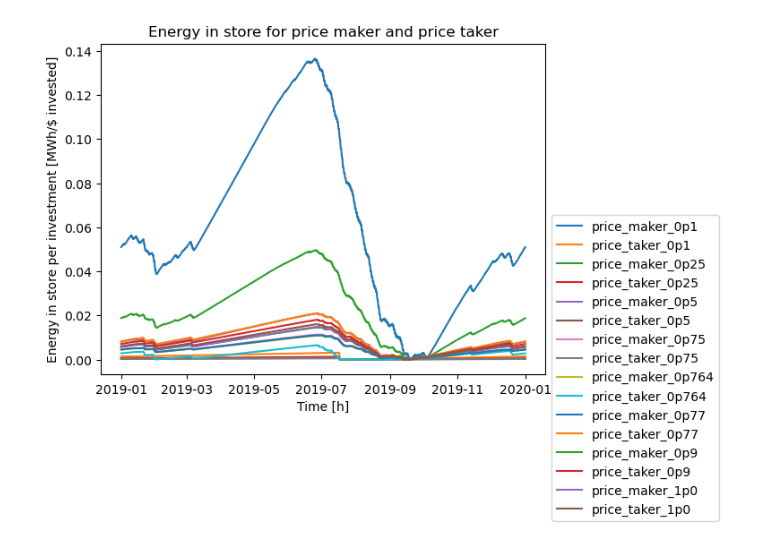
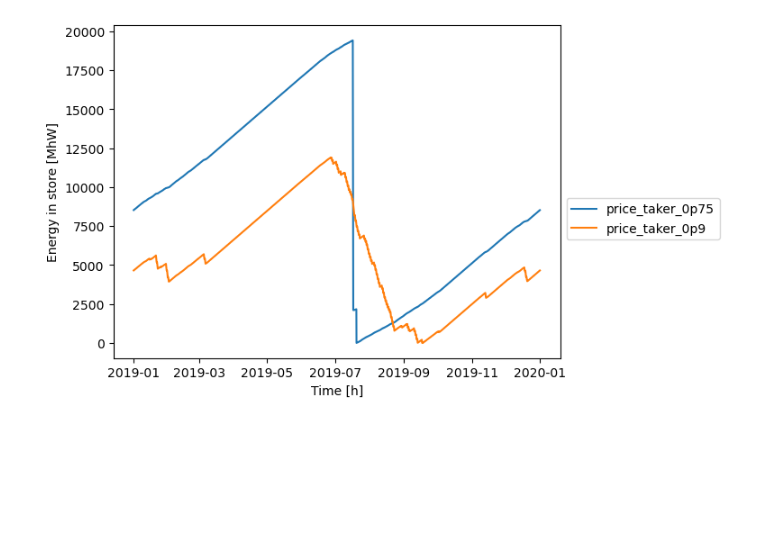
Before and after one commit to carnegie/clab_underground_th_storage, a Jupyter notebook: plot_price_taker.ipynb, the cells around one changed output. Saved outputs shown, nothing was run; the diff lists cells and outputs as text; code cells hidden in the pictures; blank space fills up the shorter version.

Commit message:
New price taker plots

```diff
--- a/plot_price_taker.ipynb
+++ b/plot_price_taker.ipynb
@@ -11,7 +11,7 @@ data_path_taker = 'output_data/btes_base_case_orca_{0}price_taker/btes_output_pr
 data_path_maker = 'output_data/btes_base_case_orca{0}/btes_output_BTES_costsx#COST.pickle'.format(case)
 
 # Prices to scan
-prices = ['0p1', '0p25','0p5', '0p75', '0p764', '0p77', '0p9','1p0']
+prices = ['1p0', '0p1', '0p25','0p5', '0p75', '0p765', '0p77', '0p9']
 
 # Colors
 colors = {'price_taker': '#DE3163', 'price_maker': '#00008B'}
@@ -113,45 +113,68 @@ rev_per_inv = {'price_maker': [], 'price_taker': []}
 discharge_time = {'price_maker': [], 'price_taker': []}
 inv = {'price_maker': [], 'price_taker': []}
 capacity = {'price_maker': [], 'price_taker': []}
+capacity_store = {'price_maker': [], 'price_taker': []}
 energy_in_store = {'price_maker': [], 'price_taker': []}
+capacity_increase = {'price_maker': [], 'price_taker': []}
+discharge_capacity_increase = {'price_maker': [], 'price_taker': []}
+base_capacity = {'price_maker': [], 'price_taker': []}
+base_capacity_discharger = {'price_maker': [], 'price_taker': []}
 
 # Loop over prices in descending order
 for price in prices:
     # Get results
     for run in ['maker', 'taker']:
         case_res, comp_res, time_res, btes_cost = read_output_file(data_path_maker.replace('#COST', str(price)) if run == 'maker' else data_path_taker.replace('#COST', str(price)))
 
         # Calculate revenue per investment
         btes_investment = get_btes_investment(comp_res)
         if run =='maker':
             no_btes_file = 'output_data/btes_base_case_orca_no_btes/btes_output_no_btes.pickle'
             cost_no_btes = read_output_file(no_btes_file)[0]['objective [$]'].values[-1]
-            cost = case_res['objective [$]'].values[-1] - cost_no_btes
+            cost = cost_no_btes - (case_res['objective [$]'].values[-1] - btes_investment)
         else:
-            cost = case_res['objective [$]'].values[-1]
-        cost = (-1) * cost / btes_investment
+            cost = abs(case_res['objective [$]'].values[-1] - btes_investment)
+        cost = cost / btes_investment
         rev_per_inv['price_maker' if run == 'maker' else 'price_taker'].append(cost)
 
         # Calculate discharge_time
         granite = comp_res[comp_res.index == ('Store', 'granite')]
         discharger = comp_res[comp_res.index == ('Link', 'BTES_discharger')]
         charger = comp_res[comp_res.index == ('Link', 'BTES_charger')]
 
         granite_opt_cap = granite['Optimal Capacity [MW]'].values[0]
         discharger_opt_cap = discharger['Optimal Capacity [MW]'].values[0]
         dur = granite_opt_cap / discharger_opt_cap
 
         discharge_time['price_maker' if run == 'maker' else 'price_taker'].append(dur)
 
         # Get investment
         inv['price_maker' if run == 'maker' else 'price_taker'].append([discharger['Capital Expenditure [$]'].values[0], charger['Capital Expenditure [$]'].values[0], granite['Capital Expenditure [$]'].values[0]])
 
-        # Get optimal capacity
-        capacity['price_maker' if run == 'maker' else 'price_taker'].append([discharger_opt_cap, charger['Optimal Capacity [MW]'].values[0], granite_opt_cap])
+        # Get energy capacity
+
+        if price == '1p0':
+            base_capacity['price_maker' if run == 'maker' else 'price_taker'].append(granite_opt_cap)
+            base_capacity_discharger['price_maker' if run == 'maker' else 'price_taker'].append(discharger_opt_cap)
+        capacity_increase['price_maker' if run == 'maker' else 'price_taker'].append(granite_opt_cap/base_capacity['price_maker' if run == 'maker' else 'price_taker'][-1])
+        discharge_capacity_increase['price_maker' if run == 'maker' else 'price_taker'].append(discharger_opt_cap/base_capacity_discharger['price_maker' if run == 'maker' else 'price_taker'][-1])
 
         # Get energy in store
-        plot_curve_maker_taker(time_res['granite e']/btes_investment, ('price_maker' if run == 'maker' else 'price_taker')+'_'+price, 'Time [h]', 'Energy in store per investment [MWh/$ invested]', 'Energy in store for price maker and price taker')
+        # Only plot for price taker for 0.75 and 0.9
+        if run == 'taker' and price in ['0p75', '0p9']:
+            plot_curve_maker_taker(time_res['granite e'], ('price_maker' if run == 'maker' else 'price_taker')+'_'+price, 'Time [h]', 'Energy in store [MhW]')
+
+        # Add optimal capacity for all components
+        if run == 'maker':
+            capacities = comp_res[~comp_res.index.get_level_values(0).isin(['Load', 'Store'])]['Optimal Capacity [MW]']
+            # Drop level 0 of index
+            capacities.index = capacities.index.droplevel(0)
+            capacity['price_maker'].append(capacities)
+
+            capacities_store = comp_res[comp_res.index.get_level_values(0) == 'Store']['Optimal Capacity [MW]']
+            capacities_store.index = capacities_store.index.droplevel(0)
+            capacity_store['price_maker'].append(capacities_store)
 # %% [output]
-[figure, old version]
+[figure, new version]
 # %%
 # Replace p with . in prices
```
Also changed, not shown: parts of 6 cells of this notebook.
